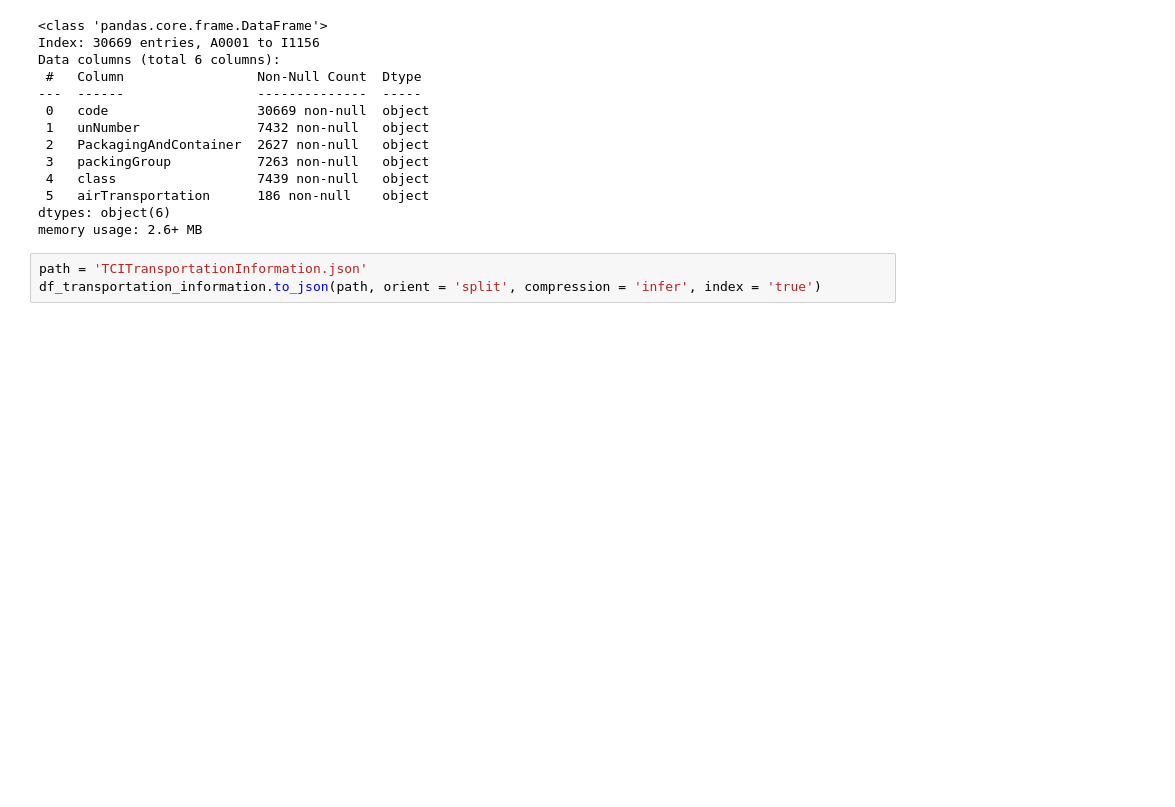
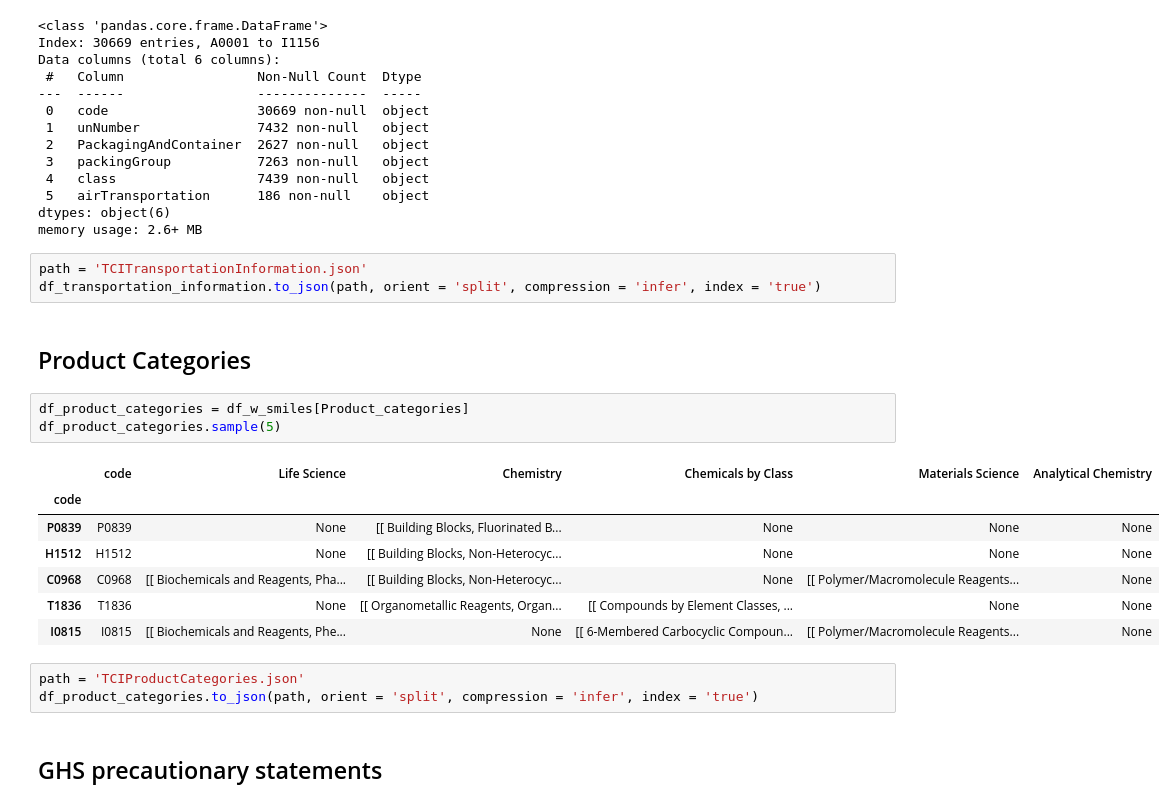
Before and after one commit to stephanyvargas/Learning_DataScience, a Jupyter notebook: WebScrapping_data/test_data_TCI.ipynb, the cells around one changed output. Saved outputs shown, nothing was run; the diff lists cells and outputs as text; blank space fills up the shorter version.

Commit message:
leaving product categories information table untouched, to be used lated to divide the compounds in categories

```diff
--- a/WebScrapping_data/test_data_TCI.ipynb
+++ b/WebScrapping_data/test_data_TCI.ipynb
@@ -1431,3 +1431,21 @@ memory usage: 2.6+ MB
 # %%
 path = 'TCITransportationInformation.json'
 df_transportation_information.to_json(path, orient = 'split', compression = 'infer', index = 'true')
+# %% [markdown]
+## Product Categories
+# %%
+df_product_categories = df_w_smiles[Product_categories]
+df_product_categories.sample(5)
+# %% [output]
+|  | code | Life Science | Chemistry | Chemicals by Class | Materials Science | Analytical Chemistry |
+| code |  |  |  |  |  |  |
+| P0839 | P0839 | None | [[ Building Blocks, Fluorinated B... | None | None | None |
+| H1512 | H1512 | None | [[ Building Blocks, Non-Heterocyc... | None | None | None |
+| C0968 | C0968 | [[ Biochemicals and Reagents, Pha... | [[ Building Blocks, Non-Heterocyc... | None | [[ Polymer/Macromolecule Reagents... | None |
+| T1836 | T1836 | None | [[ Organometallic Reagents, Organ... | [[ Compounds by Element Classes, ... | None | None |
+| I0815 | I0815 | [[ Biochemicals and Reagents, Phe... | None | [[ 6-Membered Carbocyclic Compoun... | [[ Polymer/Macromolecule Reagents... | None |
+# %%
+path = 'TCIProductCategories.json'
+df_product_categories.to_json(path, orient = 'split', compression = 'infer', index = 'true')
+# %% [markdown]
+## GHS precautionary statements
```
Also changed, not shown: parts of 3 cells of this notebook.
